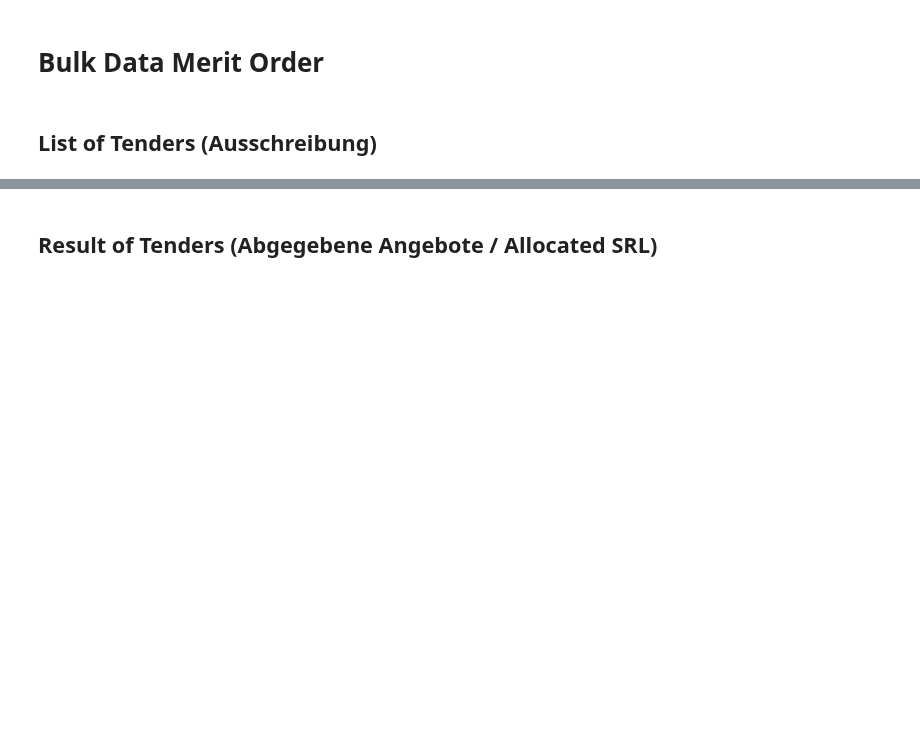
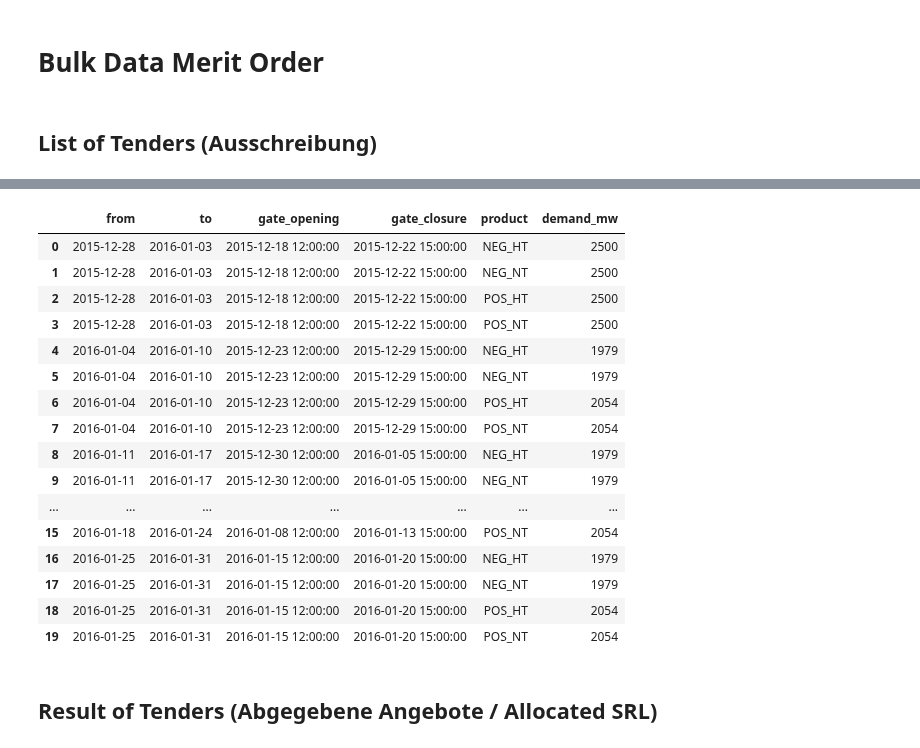
Before and after one commit to indyfree/FleetSim, a Jupyter notebook: notebooks/03-Electricity-Markets.ipynb, the cells around one changed output, grey strips where cells are left out. Drawn from its saved outputs; the diff is of its cells as text; code cells hidden in the pictures; blank space fills up the shorter version.

```diff
--- a/notebooks/03-Electricity-Markets.ipynb
+++ b/notebooks/03-Electricity-Markets.ipynb
@@ -22,5 +25,6 @@ import seaborn as sns
 df_tenders = pd.read_csv("../data/raw/balancing/tenders_2016_2017.csv", sep=';', index_col=False,
                      dayfirst=True, parse_dates=[0, 1, 2, 3,4], infer_datetime_format=True, decimal=',')
 df_tenders = df_tenders[['DATE_FROM', 'DATE_TO', 'GATE_OPEN_TIME', 'GATE_COSURE_TIME', 'PRODUCT', 'TOTAL_DEMAND_[MW]']]
-df_tenders.columns = ['from', 'to', 'gate_opening', 'gate_closure', 'product', 'demand_mw'] df_tenders.head(20)
+df_tenders.columns = ['from', 'to', 'gate_opening', 'gate_closure', 'product', 'demand_mw']
+df_tenders.head(20)
 # %% [output]
@@ -28,3 +31,20 @@ SyntaxError: invalid syntax (<ipython-input-4-5748e94be126>, line 4)
+|  | from | to | gate_opening | gate_closure | product | demand_mw |
+| 0 | 2015-12-28 | 2016-01-03 | 2015-12-18 12:00:00 | 2015-12-22 15:00:00 | NEG_HT | 2500 |
+| 1 | 2015-12-28 | 2016-01-03 | 2015-12-18 12:00:00 | 2015-12-22 15:00:00 | NEG_NT | 2500 |
+| 2 | 2015-12-28 | 2016-01-03 | 2015-12-18 12:00:00 | 2015-12-22 15:00:00 | POS_HT | 2500 |
+| 3 | 2015-12-28 | 2016-01-03 | 2015-12-18 12:00:00 | 2015-12-22 15:00:00 | POS_NT | 2500 |
+| 4 | 2016-01-04 | 2016-01-10 | 2015-12-23 12:00:00 | 2015-12-29 15:00:00 | NEG_HT | 1979 |
+| 5 | 2016-01-04 | 2016-01-10 | 2015-12-23 12:00:00 | 2015-12-29 15:00:00 | NEG_NT | 1979 |
+| 6 | 2016-01-04 | 2016-01-10 | 2015-12-23 12:00:00 | 2015-12-29 15:00:00 | POS_HT | 2054 |
+| 7 | 2016-01-04 | 2016-01-10 | 2015-12-23 12:00:00 | 2015-12-29 15:00:00 | POS_NT | 2054 |
+| 8 | 2016-01-11 | 2016-01-17 | 2015-12-30 12:00:00 | 2016-01-05 15:00:00 | NEG_HT | 1979 |
+| 9 | 2016-01-11 | 2016-01-17 | 2015-12-30 12:00:00 | 2016-01-05 15:00:00 | NEG_NT | 1979 |
+| ... | ... | ... | ... | ... | ... | ... |
+| 15 | 2016-01-18 | 2016-01-24 | 2016-01-08 12:00:00 | 2016-01-13 15:00:00 | POS_NT | 2054 |
+| 16 | 2016-01-25 | 2016-01-31 | 2016-01-15 12:00:00 | 2016-01-20 15:00:00 | NEG_HT | 1979 |
+| 17 | 2016-01-25 | 2016-01-31 | 2016-01-15 12:00:00 | 2016-01-20 15:00:00 | NEG_NT | 1979 |
+| 18 | 2016-01-25 | 2016-01-31 | 2016-01-15 12:00:00 | 2016-01-20 15:00:00 | POS_HT | 2054 |
+| 19 | 2016-01-25 | 2016-01-31 | 2016-01-15 12:00:00 | 2016-01-20 15:00:00 | POS_NT | 2054 |
 # %% [markdown]
 ## Result of Tenders (Abgegebene Angebote / Allocated SRL)
 # %% [markdown]
```
Also changed, not shown: parts of 5 cells of this notebook, 1 other file.
